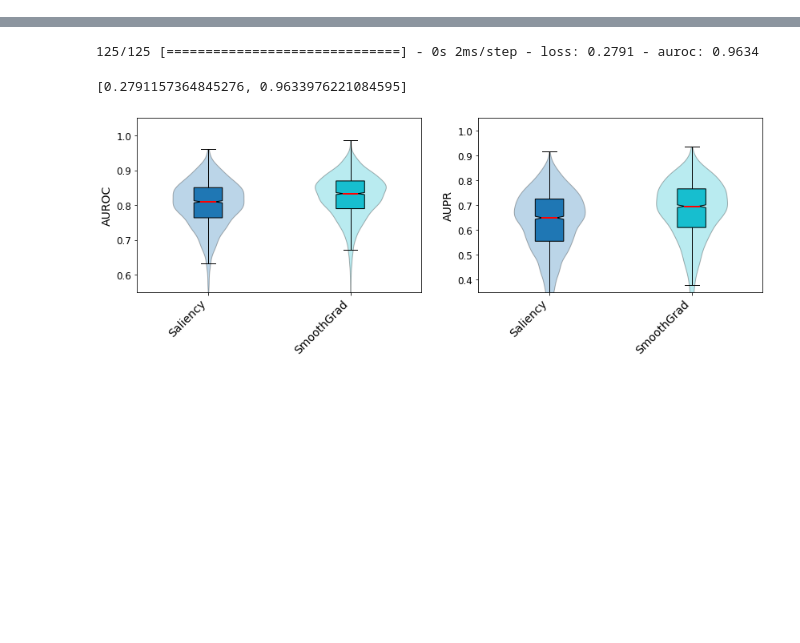
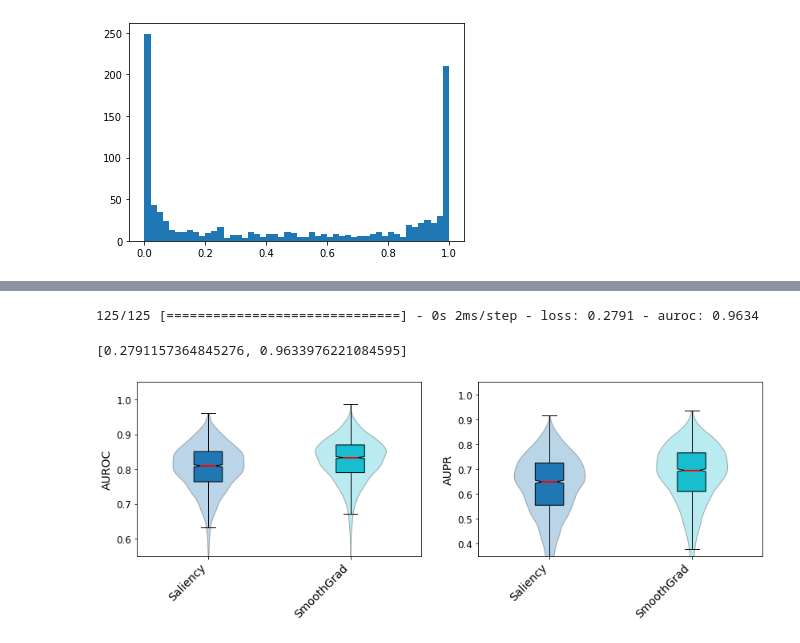
Before and after one commit to rohitkt10/regularization_project, a Jupyter notebook: notebooks/test.ipynb, the cells around one changed output, grey strips where cells are left out. Saved outputs shown, nothing was run; the diff lists cells and outputs as text; code cells hidden in the pictures; blank space fills up the shorter version.

```diff
--- a/notebooks/test.ipynb
+++ b/notebooks/test.ipynb
@@ -28,3 +25,10 @@ The autoreload extension is already loaded. To reload it, use:
+# %%
+alpha = 0.2
+lam = tfd.Beta(alpha, alpha)
+xs = lam.sample(1000).numpy()
+plt.hist(xs, bins=50);
+# %% [output]
+[figure, added]
 # %%
 (x_train, y_train), (x_valid, y_valid), (x_test, y_test), model_test = _get_synthetic_data("../data/")
 # %%
```
Also changed, not shown: parts of 1 cell of this notebook, 4 other files.
